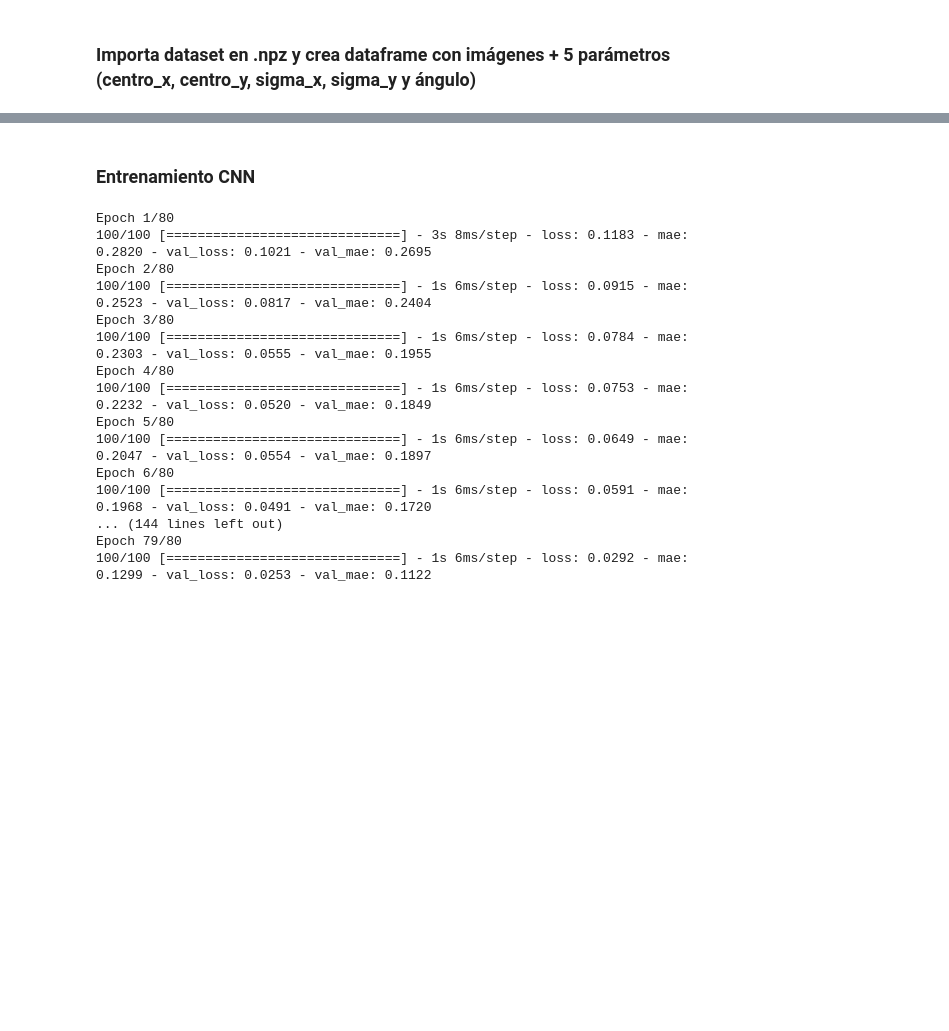
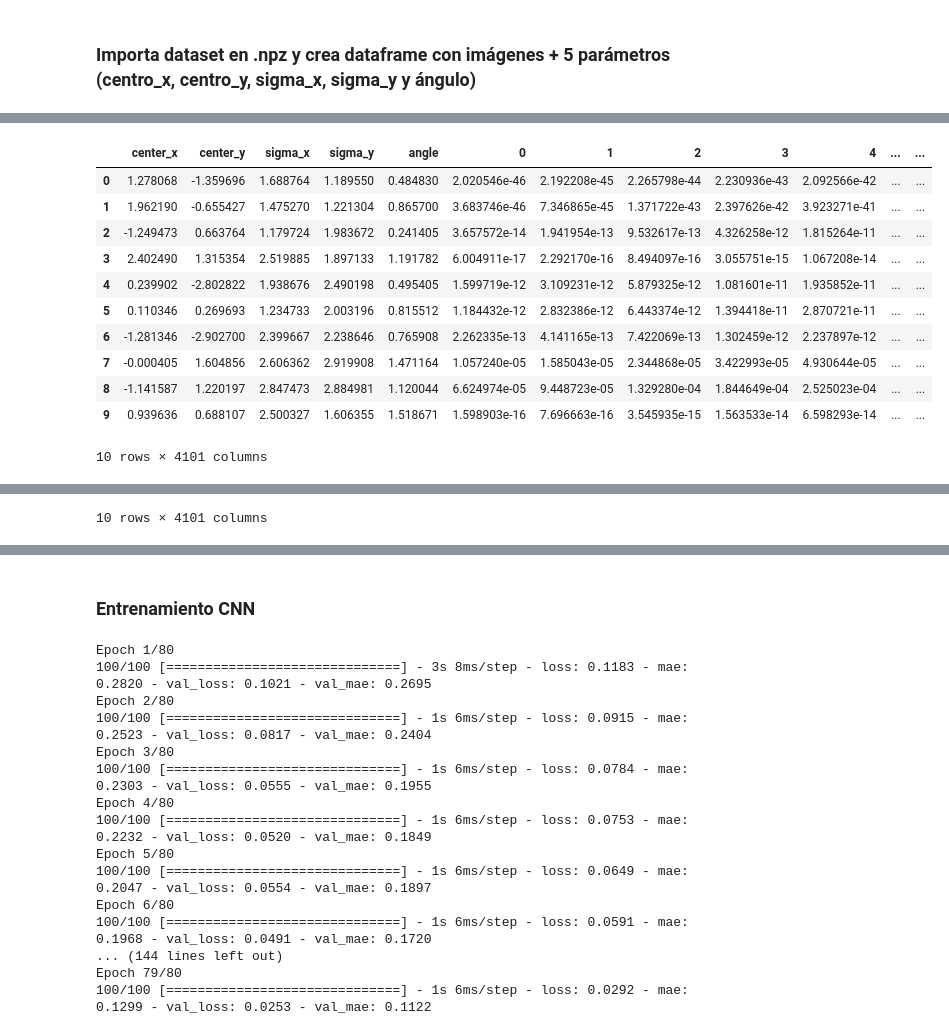
Before and after one commit to Xarlie123/ir_beam, a Jupyter notebook: Simulate_wf.ipynb, the cells around one changed output, grey strips where cells are left out. Saved outputs shown, nothing was run; the diff lists cells and outputs as text; code cells hidden in the pictures; blank space fills up the shorter version.

```diff
--- a/Simulate_wf.ipynb
+++ b/Simulate_wf.ipynb
@@ -176,0 +225,72 @@ array([-2.34378056,  1.1583342 ,  2.9340113 ,  1.30914192,  1.03575664])
+# %%
+import numpy as np
+import pandas as pd
+
+def load_npz_to_dataframe(dataset_name, dataset_name_noise):
+    """
+    Loads two .npz datasets (one original and one with noise) and converts them into Pandas DataFrames.
+
+    Parameters:
+        - dataset_name: Name of the original .npz file (without extension).
+        - dataset_name_noise: Name of the noisy .npz file (without extension).
+
+    Returns:
+        - df_original: DataFrame containing original data.
+        - df_noisy: DataFrame containing noisy data.
+    """
+    # Load datasets
+    data_original = np.load(dataset_name + '.npz')
+    data_noisy = np.load(dataset_name_noise + '.npz')
+
+    # Extract data
+    intensity_matrices_original = data_original['intensity_matrices']
+    parameters_original = data_original['parameters']
+
+    intensity_matrices_noisy = data_noisy['intensity_matrices']
+    parameters_noisy = data_noisy['parameters']
+
+    # Flatten intensity matrices for easier handling
+    num_samples, height, width = intensity_matrices_original.shape
+    flattened_original = intensity_matrices_original.reshape(num_samples, -1)
+    flattened_noisy = intensity_matrices_noisy.reshape(num_samples, -1)
+
+    # Convert to DataFrames
+    df_original = pd.DataFrame(flattened_original)
+    df_original.insert(0, "center_x", parameters_original[:, 0])
+    df_original.insert(1, "center_y", parameters_original[:, 1])
+    df_original.insert(2, "sigma_x", parameters_original[:, 2])
+    df_original.insert(3, "sigma_y", parameters_original[:, 3])
+    df_original.insert(4, "angle", parameters_original[:, 4])
+
+    df_noisy = pd.DataFrame(flattened_noisy)
+    df_noisy.insert(0, "center_x", parameters_noisy[:, 0])
+    df_noisy.insert(1, "center_y", parameters_noisy[:, 1])
+    df_noisy.insert(2, "sigma_x", parameters_noisy[:, 2])
+    df_noisy.insert(3, "sigma_y", parameters_noisy[:, 3])
+    df_noisy.insert(4, "angle", parameters_noisy[:, 4])
+
+    return df_original, df_noisy
+
+# Example usage
+dataset_name = "intensity_matrices_with_params"
+dataset_name_noise = "intensity_matrices_fwht_noise"
+
+df_original, df_noisy = load_npz_to_dataframe(dataset_name, dataset_name_noise)
+
+# Display the DataFrames
+from IPython.display import display
+display(df_original)  # Muestra el DataFrame original
+display(df_noisy)     # Muestra el DataFrame con ruido
+# %% [output]
+|  | center_x | center_y | sigma_x | sigma_y | angle | 0 | 1 | 2 | 3 | 4 | ... | ... |
+| 0 | 1.278068 | -1.359696 | 1.688764 | 1.189550 | 0.484830 | 2.020546e-46 | 2.192208e-45 | 2.265798e-44 | 2.230936e-43 | 2.092566e-42 | ... | ... |
+| 1 | 1.962190 | -0.655427 | 1.475270 | 1.221304 | 0.865700 | 3.683746e-46 | 7.346865e-45 | 1.371722e-43 | 2.397626e-42 | 3.923271e-41 | ... | ... |
+| 2 | -1.249473 | 0.663764 | 1.179724 | 1.983672 | 0.241405 | 3.657572e-14 | 1.941954e-13 | 9.532617e-13 | 4.326258e-12 | 1.815264e-11 | ... | ... |
+| 3 | 2.402490 | 1.315354 | 2.519885 | 1.897133 | 1.191782 | 6.004911e-17 | 2.292170e-16 | 8.494097e-16 | 3.055751e-15 | 1.067208e-14 | ... | ... |
+| 4 | 0.239902 | -2.802822 | 1.938676 | 2.490198 | 0.495405 | 1.599719e-12 | 3.109231e-12 | 5.879325e-12 | 1.081601e-11 | 1.935852e-11 | ... | ... |
+| 5 | 0.110346 | 0.269693 | 1.234733 | 2.003196 | 0.815512 | 1.184432e-12 | 2.832386e-12 | 6.443374e-12 | 1.394418e-11 | 2.870721e-11 | ... | ... |
+| 6 | -1.281346 | -2.902700 | 2.399667 | 2.238646 | 0.765908 | 2.262335e-13 | 4.141165e-13 | 7.422069e-13 | 1.302459e-12 | 2.237897e-12 | ... | ... |
+| 7 | -0.000405 | 1.604856 | 2.606362 | 2.919908 | 1.471164 | 1.057240e-05 | 1.585043e-05 | 2.344868e-05 | 3.422993e-05 | 4.930644e-05 | ... | ... |
+| 8 | -1.141587 | 1.220197 | 2.847473 | 2.884981 | 1.120044 | 6.624974e-05 | 9.448723e-05 | 1.329280e-04 | 1.844649e-04 | 2.525023e-04 | ... | ... |
+| 9 | 0.939636 | 0.688107 | 2.500327 | 1.606355 | 1.518671 | 1.598903e-16 | 7.696663e-16 | 3.545935e-15 | 1.563533e-14 | 6.598293e-14 | ... | ... |
+10 rows × 4101 columns
@@ -176,0 +308 @@ array([-2.34378056,  1.1583342 ,  2.9340113 ,  1.30914192,  1.03575664])
+10 rows × 4101 columns
```
Also changed, not shown: parts of 10 cells of this notebook.
